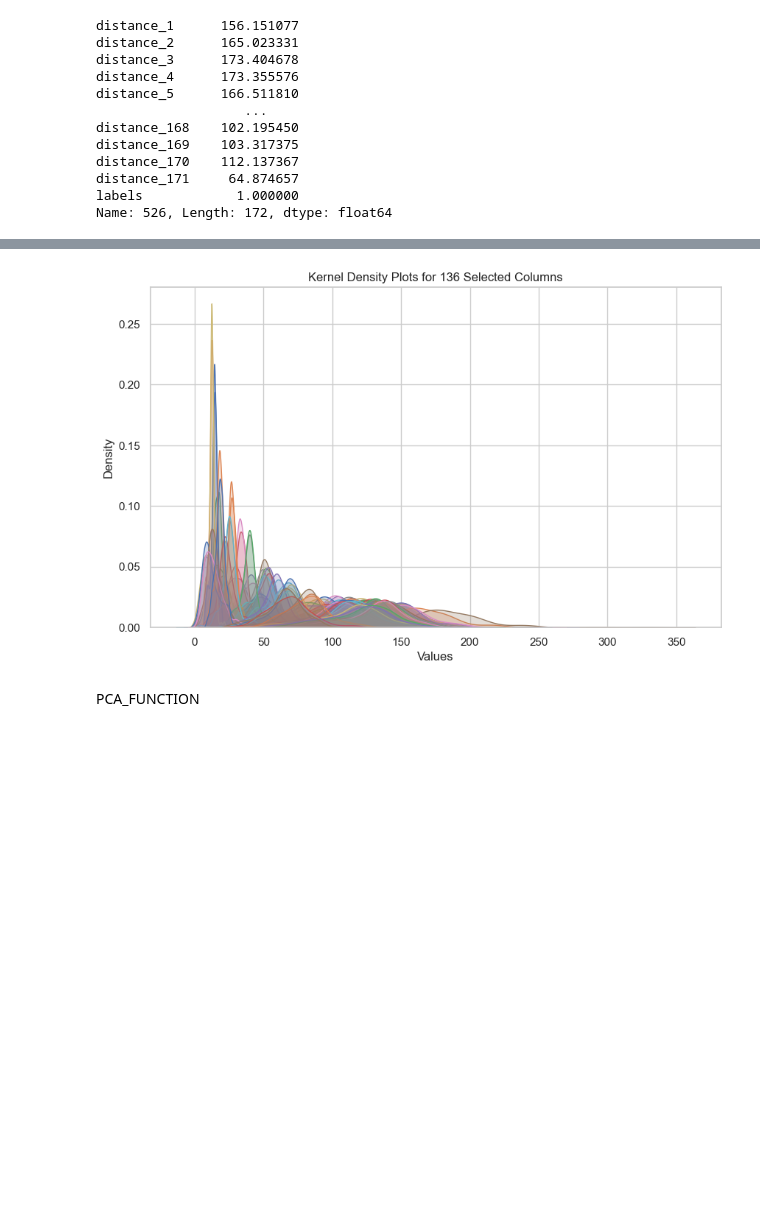
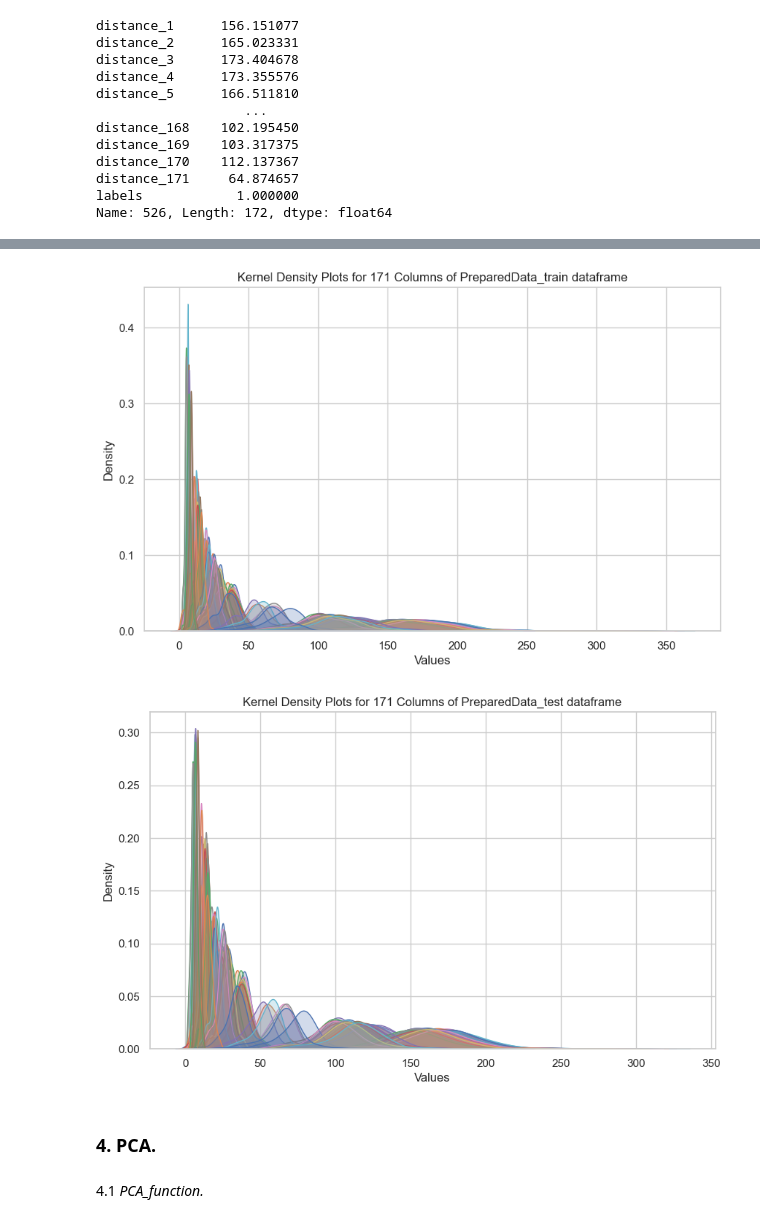
Before and after one commit to dinhanit/Abnormal_Behavior, a Jupyter notebook: Source/Data/AnalyzeData.ipynb, the cells around one changed output, grey strips where cells are left out. Cells and saved outputs as stored; diff of their text form; code cells hidden in the pictures; blank space fills up the shorter version.

```diff
--- a/Source/Data/AnalyzeData.ipynb
+++ b/Source/Data/AnalyzeData.ipynb
@@ -41,0 +41,12 @@ def is_row_all_zero_except_label(df):
+# %%
+def is_row_all_zero_except_label(df):
+    """
+    Check if all columns in the DataFrame, except the 'labels' column, are equal to 0 for each row.
+
+    Parameters:
+    df (DataFrame): The input DataFrame.
+
+    Returns:
+    (Series): A boolean Series indicating True for rows where all columns, except 'labels', are 0, and False otherwise. Rows where 'labels' may contain non-zero values.
+    """
+    return (df.drop('labels', axis=1) == 0).all(axis=1)
@@ -179,27 +205,45 @@ Kernel Density Plots to visualize values in data.
 # %%
+def visualize_kde_plots(dataframe, dataframe_name):
+    """
+    This function creates Kernel Density Plots for the columns in a DataFrame, excluding the 'labels' column.
+    Parameters:
+    - Dataframe: The DataFrame containing the data to be visualized.
+    - Dataframe_name: The name of the DataFrame for use in the title.
+    Returns:
+    - Displays the Kernel Density Plots.
+    """
 
-
-
-def visualize_kde_plots(dataframe):
     # Create a subset of the DataFrame by excluding the 'labels' column
     subset = dataframe.drop(columns=['labels'], errors='ignore')
 
-    # Create Kernel Density Plots for the selected columns
+    # Set the seaborn style to "whitegrid" for the plots
     sns.set(style="whitegrid")
+
+    # Create a matplotlib figure with a specific size
     plt.figure(figsize=(10, 6))
+
+    # Iterate through the selected columns
     for column in subset.columns:
         with warnings.catch_warnings():
             warnings.filterwarnings("ignore")  # Ignore all warnings
             sns.kdeplot(subset[column], label=column, shade=True)
 
-    plt.title("Kernel Density Plots for 136 Selected Columns")
+    # Set the title based on the dataframe name and labels for the plot
+    plt.title(f"Kernel Density Plots for 171 Columns of {dataframe_name} dataframe")
     plt.xlabel("Values")
     plt.ylabel("Density")
+
+    # Display the Kernel Density Plots
     plt.show()
 
-visualize_kde_plots(PreparedData_train)
+#Call_func:
+visualize_kde_plots(PreparedData_train, "PreparedData_train")
+visualize_kde_plots(PreparedData_test, "PreparedData_test")
 # %% [output]
-[figure, old version]
+[figure, new version]
+[figure, added]
-# %% [markdown]
-PCA_FUNCTION
+# %% [markdown]
+### 4. PCA.
+# %% [markdown]
+4.1 *PCA_function.*
 # %%
```
Also changed, not shown: parts of 35 cells of this notebook, 12 other files.
